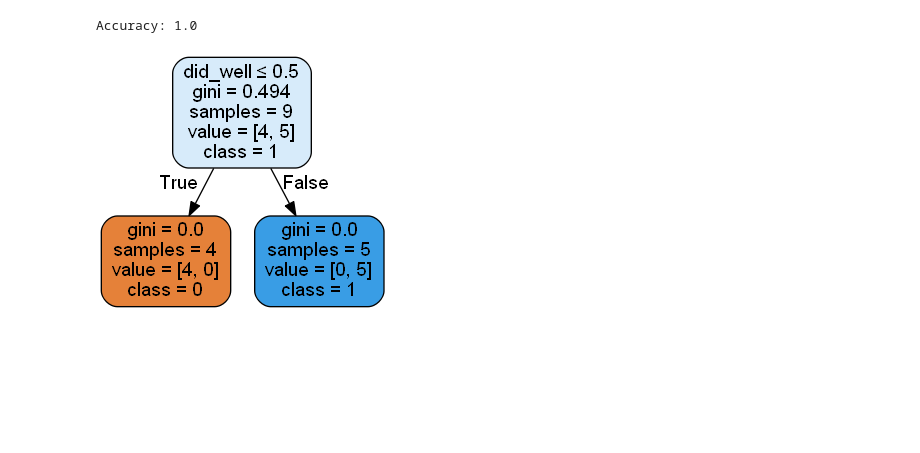
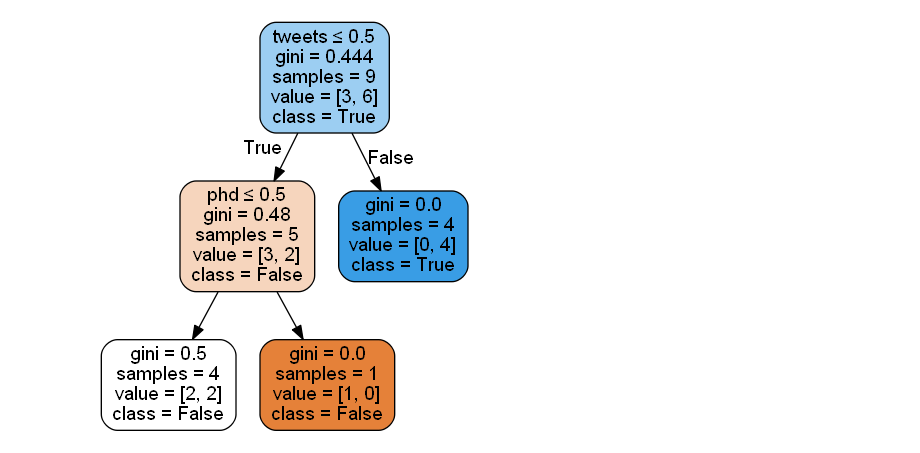
Before and after one commit to lamknh/2-2-mini-projects, a Jupyter notebook: Decision Tree.ipynb, the cells around one changed output. Cells and saved outputs as stored; diff of their text form; code cells hidden in the pictures; blank space fills up the shorter version.

```diff
--- a/Decision Tree.ipynb
+++ b/Decision Tree.ipynb
@@ -39,40 +39,35 @@ inputs = [Candidate('Senior', 'Java',   False, False, False),
           Candidate('Mid',    'Python', False, True,  True),
           Candidate('Mid',    'Java',   True,  False, True),
           Candidate('Junior', 'Python', False, True,  False)]
 
 candidate = pd.DataFrame.from_records(i.to_dict() for i in inputs)
 
 # did_well을 판정하는 DecisionTree 그래프
 
 features = candidate[['level', 'lang', 'tweets', 'phd', 'did_well']]
 target = candidate["did_well"]
 
 candidate.head()
 
-feature_cols = ['tweets', 'phd', 'did_well']
+feature_cols = ['tweets', 'phd']
 X = candidate[feature_cols]
 y = candidate.did_well
 
-X_train, X_test, y_train, y_test = train_test_split(X, y, test_size=0.3, random_state=1)
+X_train, X_test, y_train, y_test = train_test_split(X, y, test_size=0.3, random_state=100)
 
 clf = DecisionTreeClassifier()
 clf = clf.fit(X_train,y_train)
-y_pred = clf.predict(X_test)
-
-print("Accuracy:",metrics.accuracy_score(y_test, y_pred))
 
 from sklearn.tree import export_graphviz
 from six import StringIO
 from IPython.display import Image
 import pydotplus
 
 dot_data = StringIO()
-export_graphviz(clf, out_file=dot_data,
-                filled=True, rounded=True,
-                special_characters=True,feature_names = feature_cols,class_names=['0','1'])
+export_graphviz(clf, out_file = dot_data, special_characters=True,
+                filled = True, rounded = True, feature_names = feature_cols, class_names=['False','True'])
 graph = pydotplus.graph_from_dot_data(dot_data.getvalue())
 graph.write_png('candidate.png')
 Image(graph.create_png())
 # %% [output]
-Accuracy: 1.0
-[figure, old version]
+[figure, new version]
```
